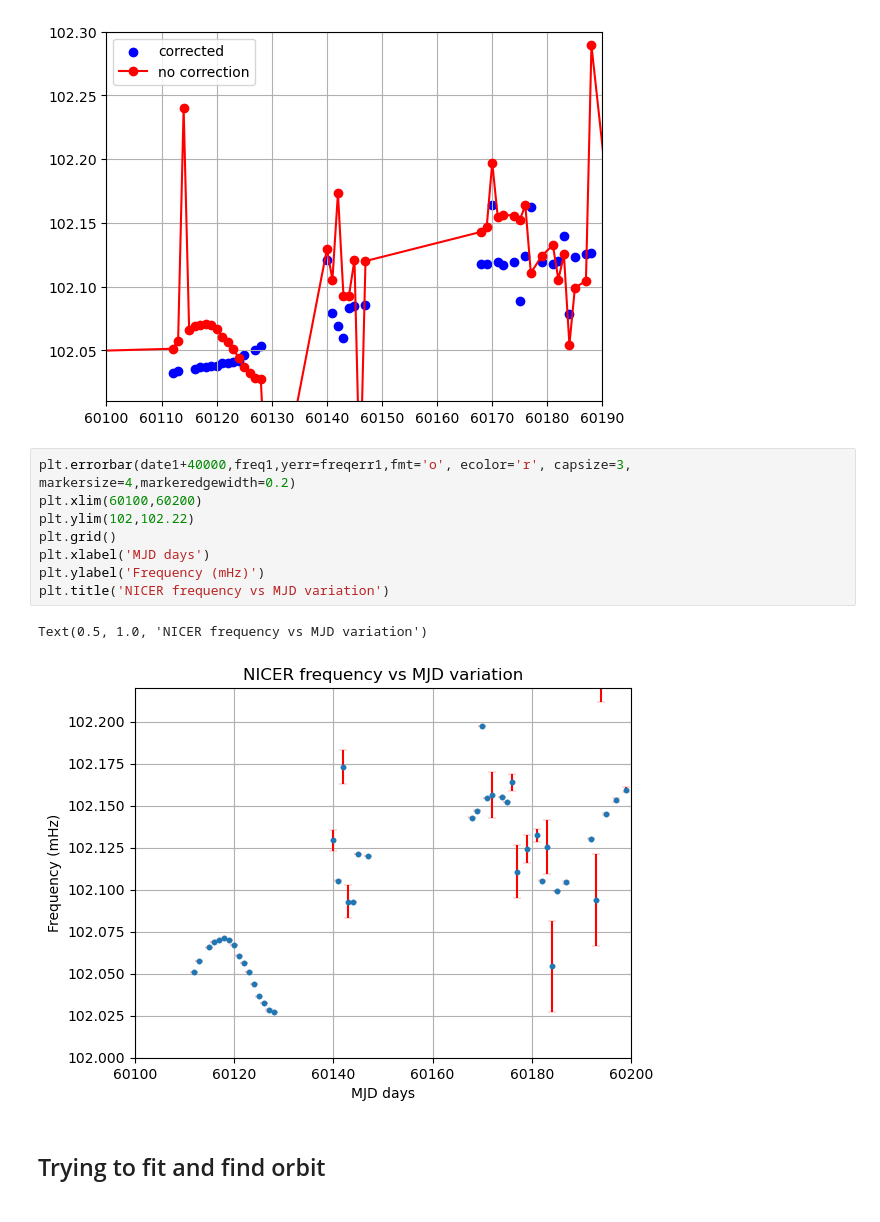
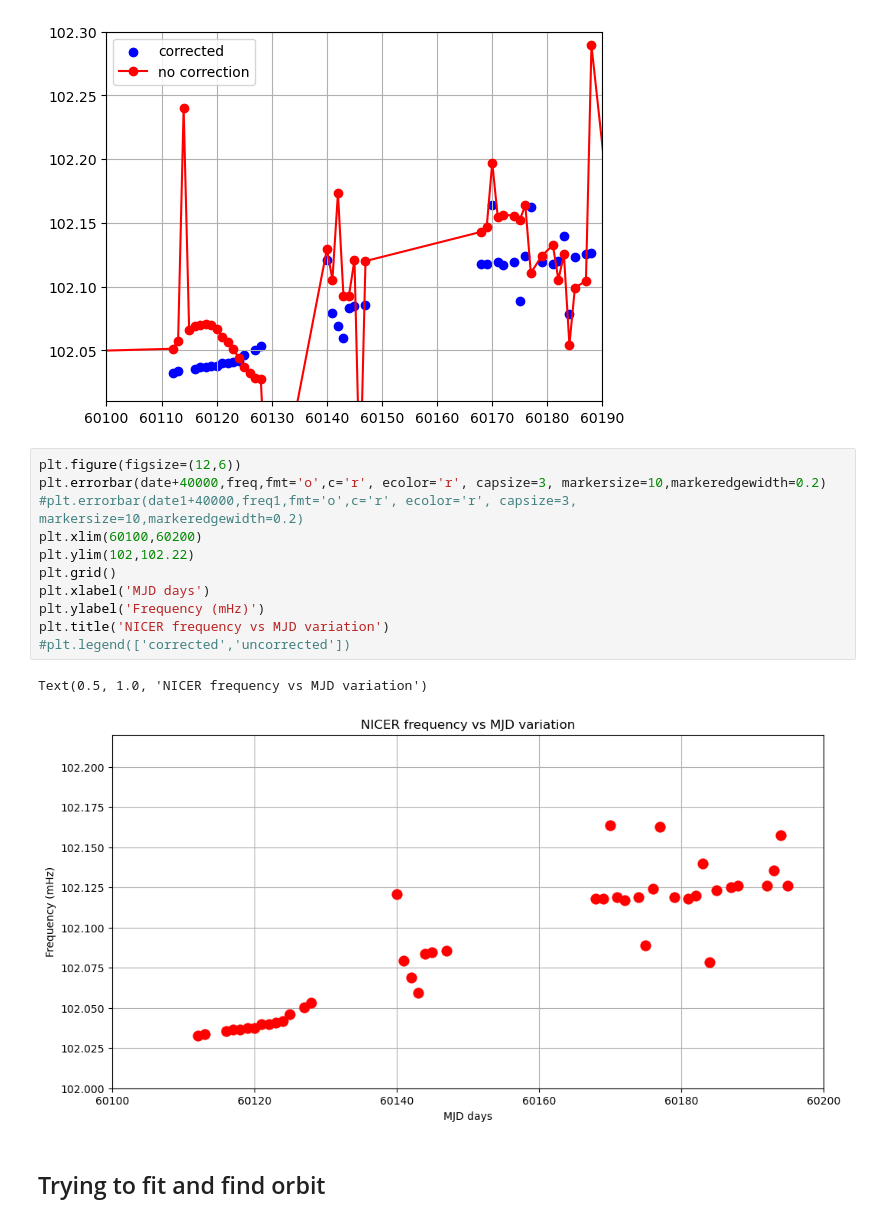
Before and after one commit to supremeKAI40/ULXP_thesis_analysis, a Jupyter notebook: nicer/nb_period_reporting.ipynb, the cells around one changed output. Cells and saved outputs as stored; diff of their text form.

```diff
--- a/nicer/nb_period_reporting.ipynb
+++ b/nicer/nb_period_reporting.ipynb
@@ -63,16 +65,19 @@ plt.legend()
 <matplotlib.legend.Legend at 0x...>
 [figure]
 # %%
-plt.errorbar(date1+40000,freq1,yerr=freqerr1,fmt='o', ecolor='r', capsize=3, markersize=4,markeredgewidth=0.2)
+plt.figure(figsize=(12,6))
+plt.errorbar(date+40000,freq,fmt='o',c='r', ecolor='r', capsize=3, markersize=10,markeredgewidth=0.2)
+#plt.errorbar(date1+40000,freq1,fmt='o',c='r', ecolor='r', capsize=3, markersize=10,markeredgewidth=0.2)
 plt.xlim(60100,60200)
 plt.ylim(102,102.22)
 plt.grid()
 plt.xlabel('MJD days')
 plt.ylabel('Frequency (mHz)')
 plt.title('NICER frequency vs MJD variation')
+#plt.legend(['corrected','uncorrected'])
 # %% [output]
 Text(0.5, 1.0, 'NICER frequency vs MJD variation')
-[figure, old version]
+[figure, new version]
 # %% [markdown]
 ## Trying to fit and find orbit
 # %%
```
Also changed, not shown: parts of 10 cells of this notebook, 3 other files.
